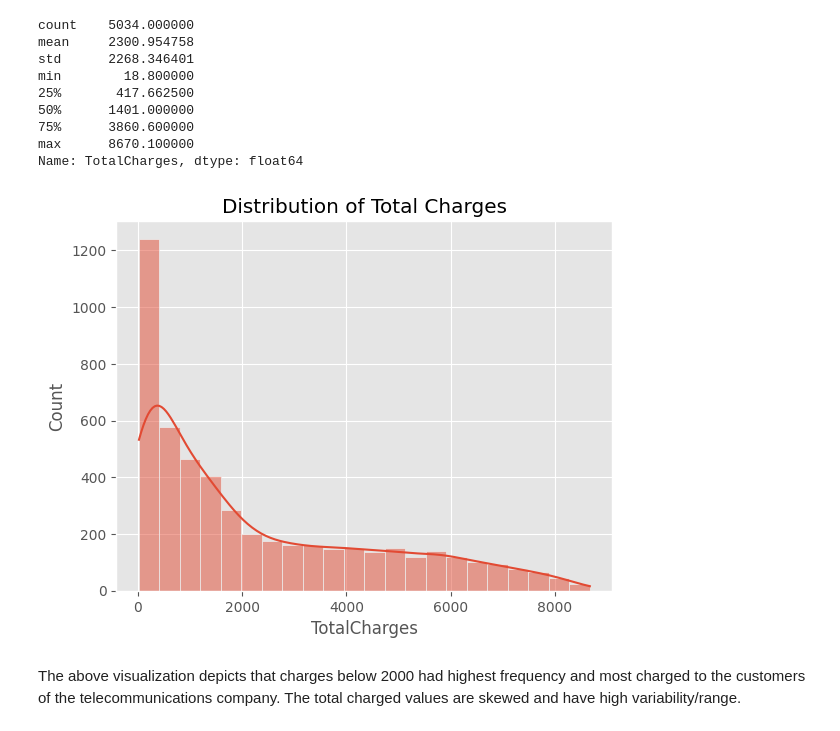
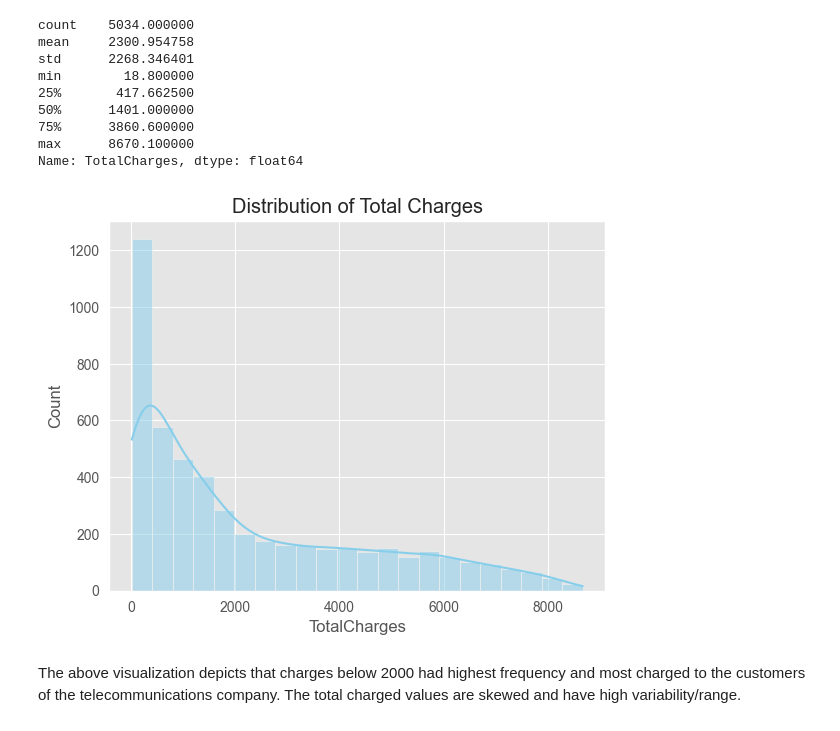
Before and after one commit to kaitany/Telecommunications-Churn-Analysis, a Jupyter notebook: Predicting_Customer_Churn.ipynb, the cells around one changed output. Drawn from its saved outputs; the diff is of its cells as text; code cells hidden in the pictures.

```diff
--- a/Predicting_Customer_Churn.ipynb
+++ b/Predicting_Customer_Churn.ipynb
@@ -1217,11 +1617,11 @@ Name: TotalCharges, dtype: float64
 # %%
 #Creation of a Histogram using seaborn
 #sns.histplot(data=df['TotalCharges], kde=True)
 
-sns.histplot(data=df['TotalCharges'], kde=True)
+sns.histplot(data=df['TotalCharges'], color='skyblue', kde=True)
 plt.title('Distribution of Total Charges');
 # %% [output]
-[figure, old version]
+[figure, new version]
 # %% [markdown]
 The above visualization depicts that charges below 2000 had highest frequency and most charged to the customers of the telecommunications company. The total charged values are skewed and have high variability/range.
 # %% [markdown]
```
Also changed, not shown: parts of 92 cells of this notebook, 5 other files.
